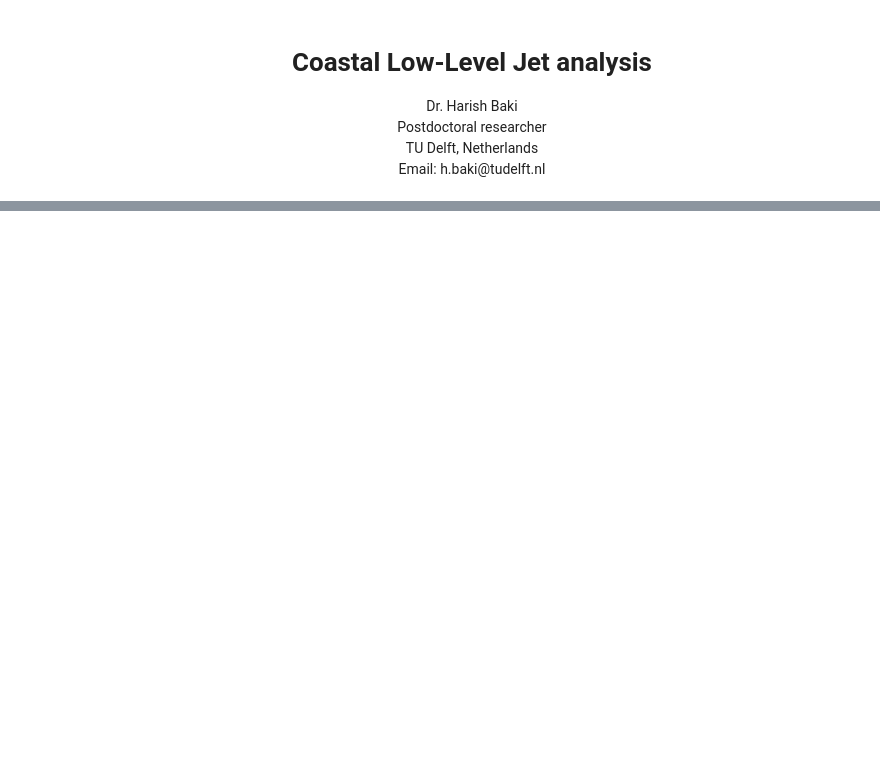
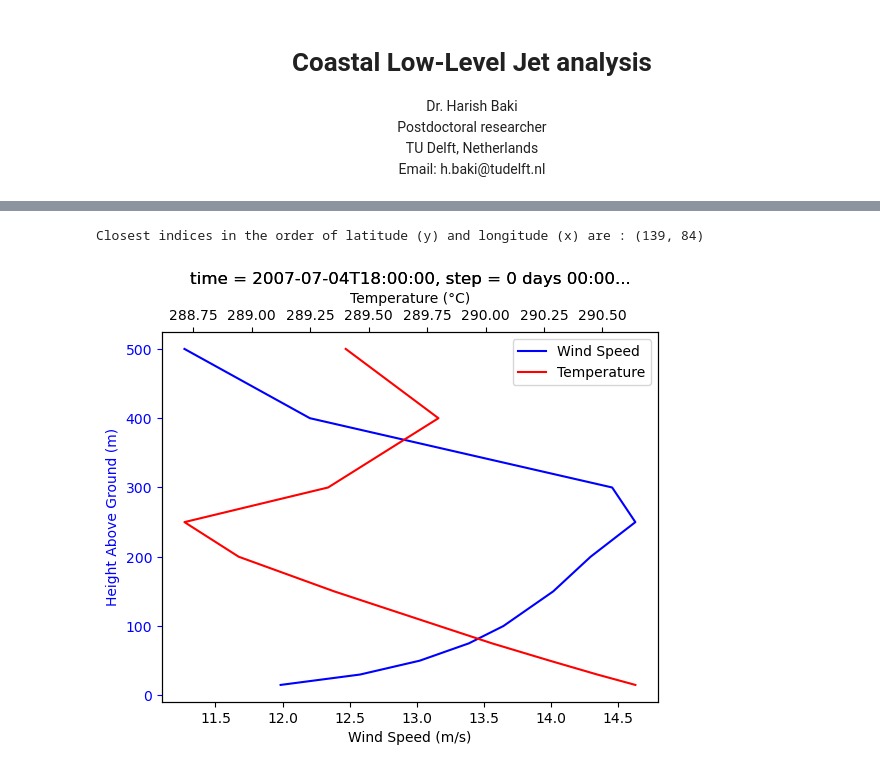
Before and after one commit to HarishBaki/EU_SCORES_project, a Jupyter notebook: CLLJ/scripts/analysis/CLLJ_analysis.ipynb, the cells around one changed output, grey strips where cells are left out. Drawn from its saved outputs; the diff is of its cells as text; code cells hidden in the pictures; blank space fills up the shorter version.

```diff
--- a/CLLJ/scripts/analysis/CLLJ_analysis.ipynb
+++ b/CLLJ/scripts/analysis/CLLJ_analysis.ipynb
@@ -220,0 +140,18 @@ Attributes:
+# %%
+files = ['CERRA_gridded_15_30_50_75_200_250_300_400_500_wind_2007_7.nc',
+         'CERRA_gridded_100_m_wind_2007_7.nc',
+         'CERRA_gridded_150_m_wind_2007_7.nc']
+ws_rest = xr.open_dataset(f'{root_dir}/{files[0]}').ws
+ws_rest = regional_extraction(ws_rest,target_grid)
+#ws = ws.reindex(heightAboveGround=heightAboveGround)
+ws100 = xr.open_dataset(f'{root_dir}/{files[1]}').ws
+ws100 = regional_extraction(ws100,target_grid,lon_convert=True).assign_coords(longitude=ws_rest.longitude) # interestingly, the longitude values are in the order of 0 to 360
+ws150 = xr.open_dataset(f'{root_dir}/{files[2]}').ws
+ws150 = regional_extraction(ws150,target_grid,lon_convert=True).assign_coords(longitude=ws_rest.longitude)
+
+# Concatenate along heightAboveGround dimension
+ws = xr.concat([ws_rest, ws100, ws150], dim='heightAboveGround')
+ws = ws.reindex(heightAboveGround=heightAboveGround)
+
+temp = xr.open_dataset(f'{root_dir}/CERRA_gridded_height_level_temp_2007_7.nc').t
+temp = regional_extraction(temp,target_grid)
@@ -220,0 +161,34 @@ Attributes:
+# %%
+indices = find_nearest_indice(ws.latitude,ws.longitude,target_lat=P2[0], target_lon=P2[1],lon_convert=None)
+wind_speed = ws.sel(time='2007-07-04T18').isel(y=indices[0],x=indices[1])
+temperature = temp.sel(time='2007-07-04T18').isel(y=indices[0],x=indices[1])
+# Create figure and axis objects
+fig, ax1 = plt.subplots()
+
+# Plot wind speed with bottom x-axis
+wind_speed.plot(ax=ax1, y='heightAboveGround', label='Wind Speed', color='b')
+ax1.set_xlabel('Wind Speed (m/s)')
+ax1.set_ylabel('Height Above Ground (m)', color='b')
+ax1.tick_params('y', colors='b')
+
+# Create a twin axis sharing the same x-axis
+ax2 = ax1.twiny()
+
+# Plot temperature with top x-axis
+temperature.plot(ax=ax2, y='heightAboveGround', label='Temperature', color='r')
+ax2.set_xlabel('Temperature (°C)')
+ax2.set_ylabel('Height Above Ground (m)', color='r')
+ax2.tick_params('y', colors='r')
+
+# Add legend
+lines1, labels1 = ax1.get_legend_handles_labels()
+lines2, labels2 = ax2.get_legend_handles_labels()
+lines = lines1 + lines2
+labels = labels1 + labels2
+ax1.legend(lines, labels, loc='best')
+
+# Show plot
+plt.show()
+# %% [output]
+Closest indices in the order of latitude (y) and longitude (x) are : (139, 84)
+[figure, added]
```
Also changed, not shown: parts of 27 cells of this notebook, 5 other files.
